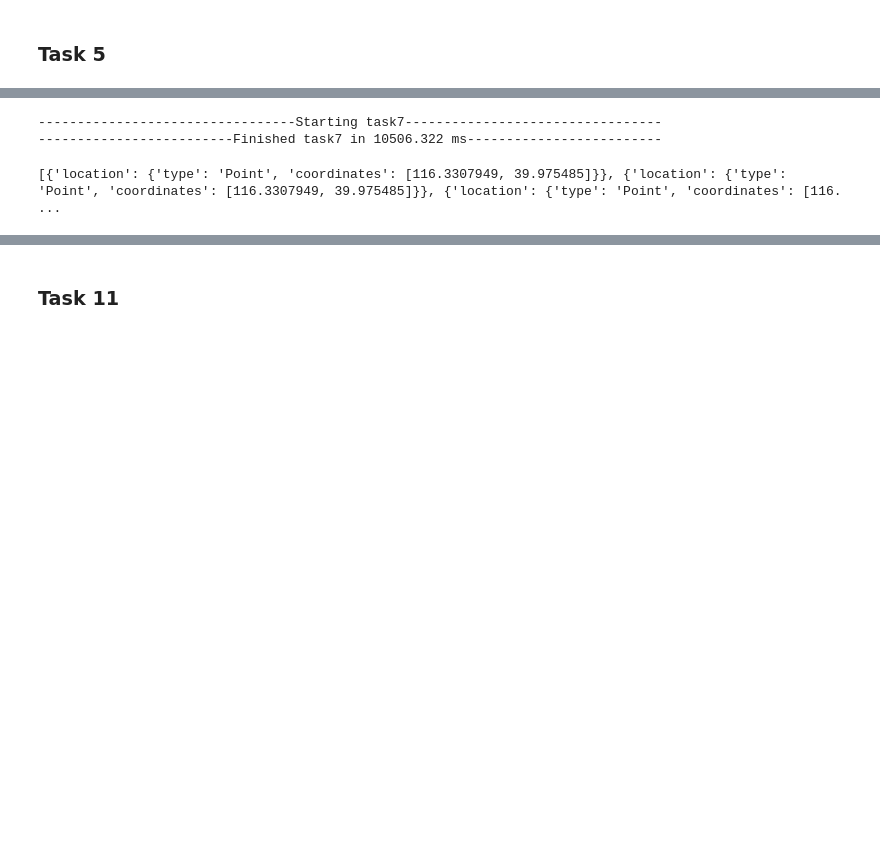
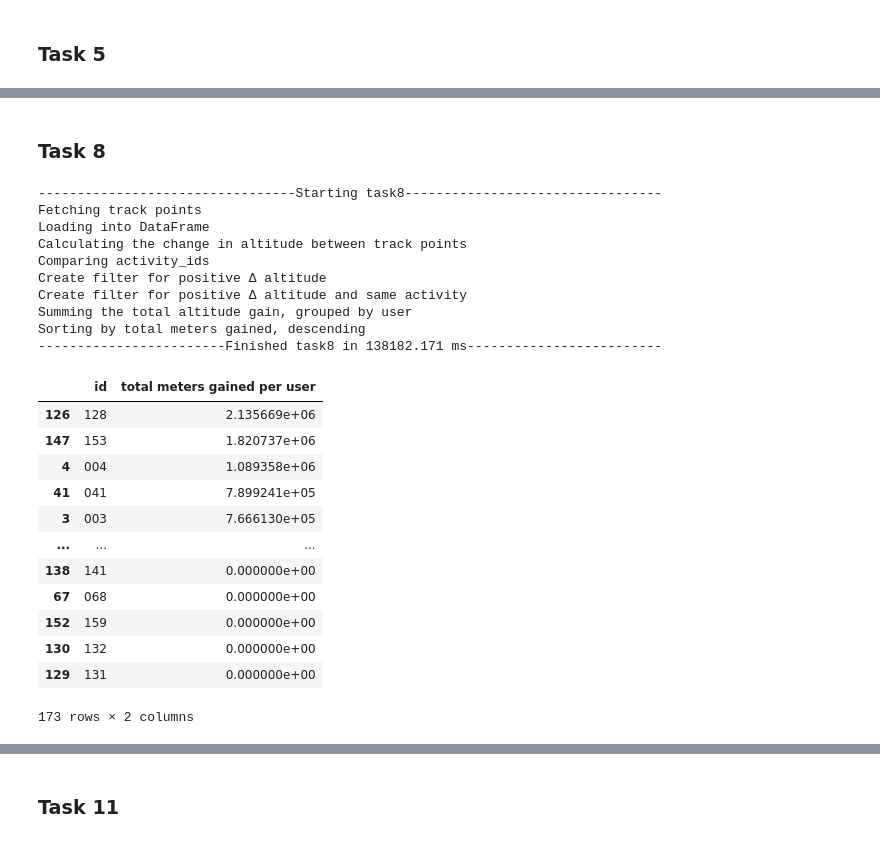
Before and after one commit to larwaa/large-distributed-data, a Jupyter notebook: src/mongodb/task_notebook.ipynb, the cells around one changed output, grey strips where cells are left out. Drawn from its saved outputs; the diff is of its cells as text; code cells hidden in the pictures; blank space fills up the shorter version.

```diff
--- a/src/mongodb/task_notebook.ipynb
+++ b/src/mongodb/task_notebook.ipynb
@@ -223,35 +204,0 @@ t7
-# %%
-df = task.task7()
-# %% [output]
----------------------------------Starting task7---------------------------------
--------------------------Finished task7 in 10506.322 ms-------------------------
-# %%
-
-
-from haversine import haversine, Unit
-
-# #for array of points in dataframe with column track_points
-        # #count difference between each point
-        # #add to total distance
-
-
-
-print(df['track_points'][a][i])
-x = df['track_points'][a][i].get('location').get('coordinates')[0]
-y = df['track_points'][a][i].get('location').get('coordinates')[1]
-# print(df['track_points'][0][0]
-# res = haversine((df['track_points'][0]), (df['track_points'][1]), unit=Unit.KILOMETERS)
-# print
-total_distance = 0
-for a in range(df.shape[0]):
-    for i in range(1, len(df['track_points'])):
-        x = df['track_points'][a][i].get('location').get('coordinates')[0]
-y       y = df['track_points'][a][i].get('location').get('coordinates')[1]
-        point1 =
-        point2 = df['track_points'][i]
-        distance = haversine(point1, point2, unit=Unit.KILOMETERS)
-        total_distance += distance
-
-total_distance
-# %% [output]
-[{'location': {'type': 'Point', 'coordinates': [116.3307949, 39.975485]}}, {'location': {'type': 'Point', 'coordinates': [116.3307949, 39.975485]}}, {'location': {'type': 'Point', 'coordinates': [116. ...
@@ -269,0 +205,29 @@ tp_df = pd.DataFrame(list(res))
+# %% [markdown]
+### Task 8
+# %%
+t8 = task.task8()
+t8
+# %% [output]
+---------------------------------Starting task8---------------------------------
+Fetching track points
+Loading into DataFrame
+Calculating the change in altitude between track points
+Comparing activity_ids
+Create filter for positive Δ altitude
+Create filter for positive Δ altitude and same activity
+Summing the total altitude gain, grouped by user
+Sorting by total meters gained, descending
+------------------------Finished task8 in 138182.171 ms-------------------------
+|  | id | total meters gained per user |
+| 126 | 128 | 2.135669e+06 |
+| 147 | 153 | 1.820737e+06 |
+| 4 | 004 | 1.089358e+06 |
+| 41 | 041 | 7.899241e+05 |
+| 3 | 003 | 7.666130e+05 |
+| ... | ... | ... |
+| 138 | 141 | 0.000000e+00 |
+| 67 | 068 | 0.000000e+00 |
+| 152 | 159 | 0.000000e+00 |
+| 130 | 132 | 0.000000e+00 |
+| 129 | 131 | 0.000000e+00 |
+173 rows × 2 columns
```
Also changed, not shown: parts of 27 cells of this notebook.
